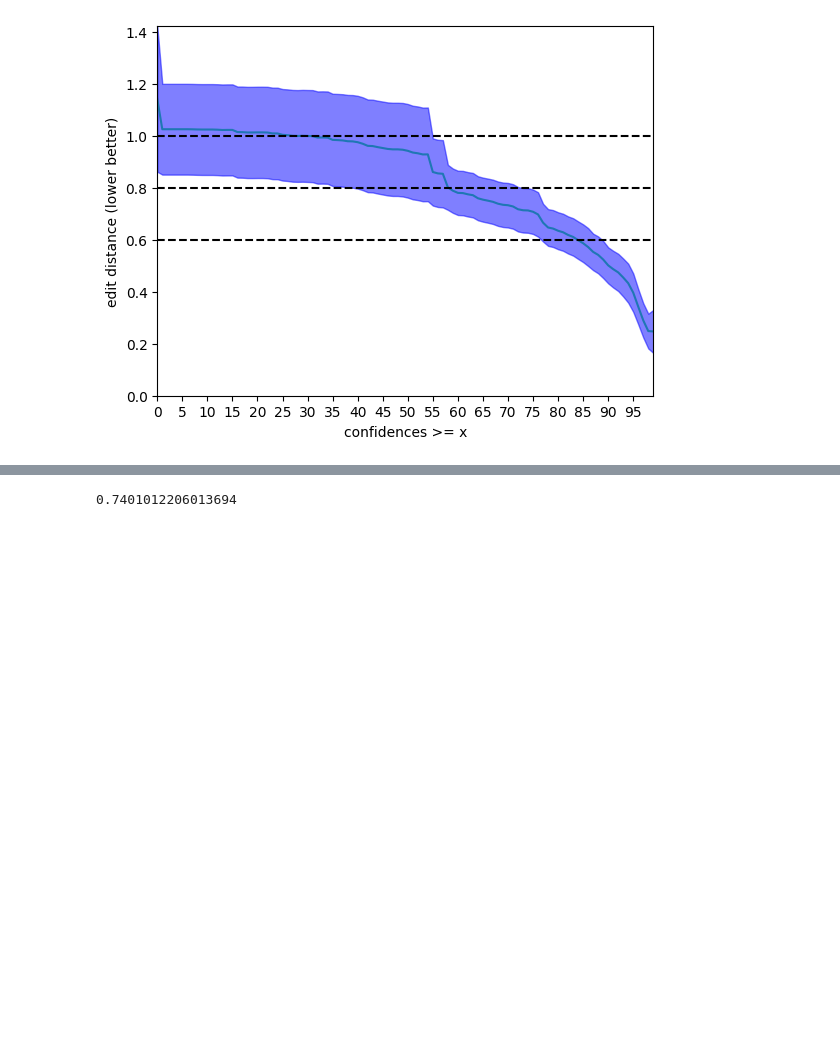
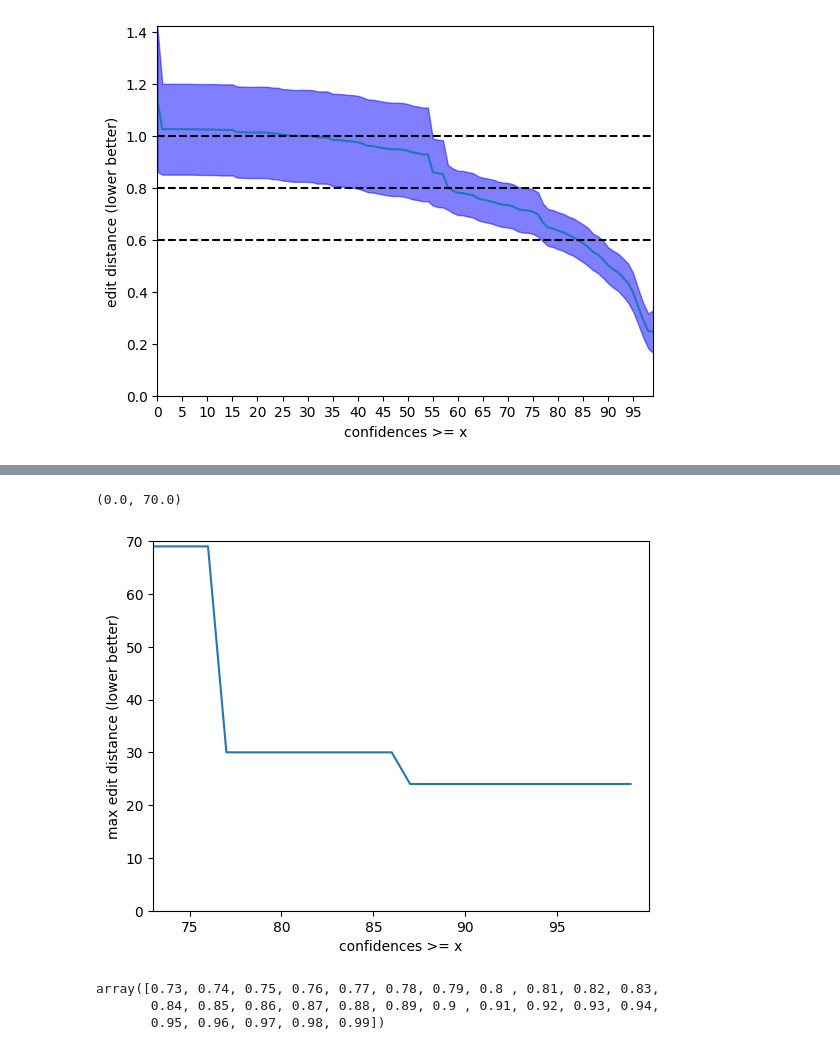
Before and after one commit to LAION-AI/OCR-ensemble, a Jupyter notebook: notebooks/label_studio/Paddle confidence evaluation pragmatic.ipynb, the cells around one changed output, grey strips where cells are left out. Drawn from its saved outputs; the diff is of its cells as text; code cells hidden in the pictures; blank space fills up the shorter version.

```diff
--- a/notebooks/label_studio/Paddle confidence evaluation pragmatic.ipynb
+++ b/notebooks/label_studio/Paddle confidence evaluation pragmatic.ipynb
@@ -75,7 +95,20 @@ Text(0.5, 0, 'confidences >= x')
+# %%
+max_plot(maxs, geq_x)
+plt.ylabel('max edit distance (lower better)')
+plt.xlabel('confidences >= x')
+plt.xlim(73, 100)
+plt.ylim(0, 70)
+# %% [output]
+(0.0, 70.0)
+[figure, added]
 # %%
-(confidences > 0.91).sum() / len(confidences)
+upper = means + 1.96*stds/np.sqrt(cnts)
-# %% [output]
-0.7401012206013694
+# %%
+geq_x[upper <= 0.8]
+# %% [output]
+array([0.73, 0.74, 0.75, 0.76, 0.77, 0.78, 0.79, 0.8 , 0.81, 0.82, 0.83,
+       0.84, 0.85, 0.86, 0.87, 0.88, 0.89, 0.9 , 0.91, 0.92, 0.93, 0.94,
+       0.95, 0.96, 0.97, 0.98, 0.99])
 # %%
 preds = np.asarray(preds)
 labels = np.asarray(labels)
```
Also changed, not shown: parts of 7 cells of this notebook, 1 other file.
